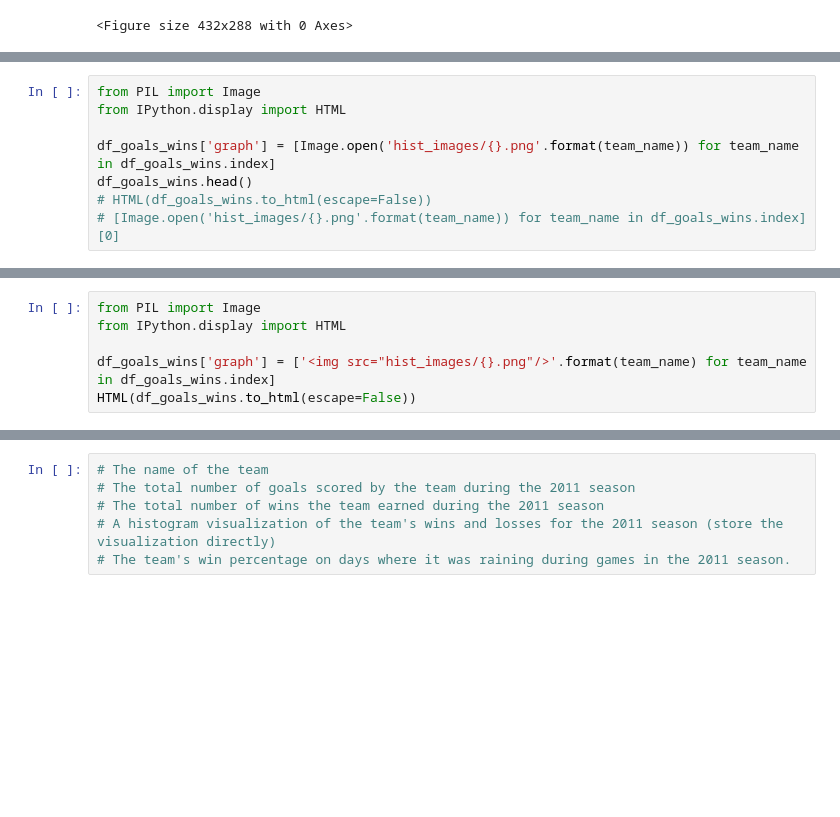
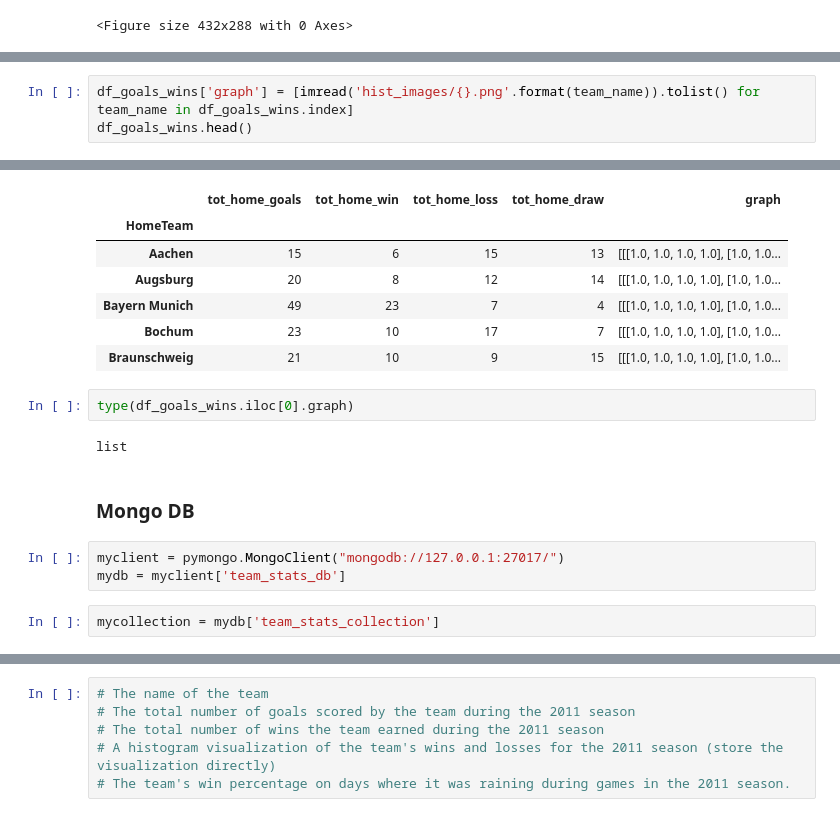
Before and after one commit to zapatos24/Mod-2-Summative-Lab, a Jupyter notebook: mod_2_project_jeremy_wip.ipynb, the cells around one changed output, grey strips where cells are left out. Saved outputs shown, nothing was run; the diff lists cells and outputs as text; blank space fills up the shorter version.

Commit message:
added mongoDB functionality

```diff
--- a/mod_2_project_jeremy_wip.ipynb
+++ b/mod_2_project_jeremy_wip.ipynb
@@ -223,8 +133,0 @@ plt.imshow(img)
-# %%
-from PIL import Image
-from IPython.display import HTML
-
-df_goals_wins['graph'] = [Image.open('hist_images/{}.png'.format(team_name)) for team_name in df_goals_wins.index]
-df_goals_wins.head()
-# HTML(df_goals_wins.to_html(escape=False))
-# [Image.open('hist_images/{}.png'.format(team_name)) for team_name in df_goals_wins.index][0]
@@ -239,7 +134,4 @@ df_goals_wins.head()
 # %%
-from PIL import Image
-from IPython.display import HTML
-
-df_goals_wins['graph'] = ['<img src="hist_images/{}.png"/>'.format(team_name) for team_name in df_goals_wins.index]
-HTML(df_goals_wins.to_html(escape=False))
+df_goals_wins['graph'] = [imread('hist_images/{}.png'.format(team_name)).tolist() for team_name in df_goals_wins.index]
+df_goals_wins.head()
 # %% [output]
@@ -246,0 +138,18 @@ HTML(df_goals_wins.to_html(escape=False))
+|  | tot_home_goals | tot_home_win | tot_home_loss | tot_home_draw | graph |
+| HomeTeam |  |  |  |  |  |
+| Aachen | 15 | 6 | 15 | 13 | [[[1.0, 1.0, 1.0, 1.0], [1.0, 1.0... |
+| Augsburg | 20 | 8 | 12 | 14 | [[[1.0, 1.0, 1.0, 1.0], [1.0, 1.0... |
+| Bayern Munich | 49 | 23 | 7 | 4 | [[[1.0, 1.0, 1.0, 1.0], [1.0, 1.0... |
+| Bochum | 23 | 10 | 17 | 7 | [[[1.0, 1.0, 1.0, 1.0], [1.0, 1.0... |
+| Braunschweig | 21 | 10 | 9 | 15 | [[[1.0, 1.0, 1.0, 1.0], [1.0, 1.0... |
+# %%
+type(df_goals_wins.iloc[0].graph)
+# %% [output]
+list
+# %% [markdown]
+### Mongo DB
+# %%
+myclient = pymongo.MongoClient("mongodb://127.0.0.1:27017/")
+mydb = myclient['team_stats_db']
+# %%
+mycollection = mydb['team_stats_collection']
```
Also changed, not shown: parts of 12 cells of this notebook.
